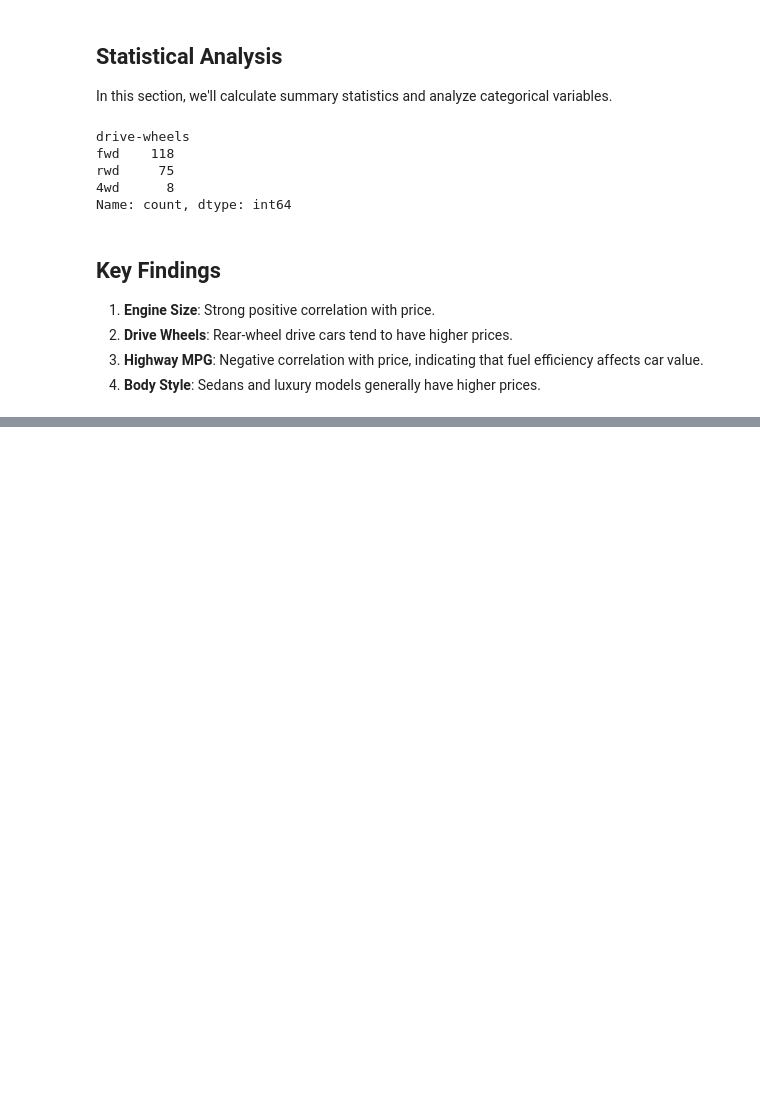
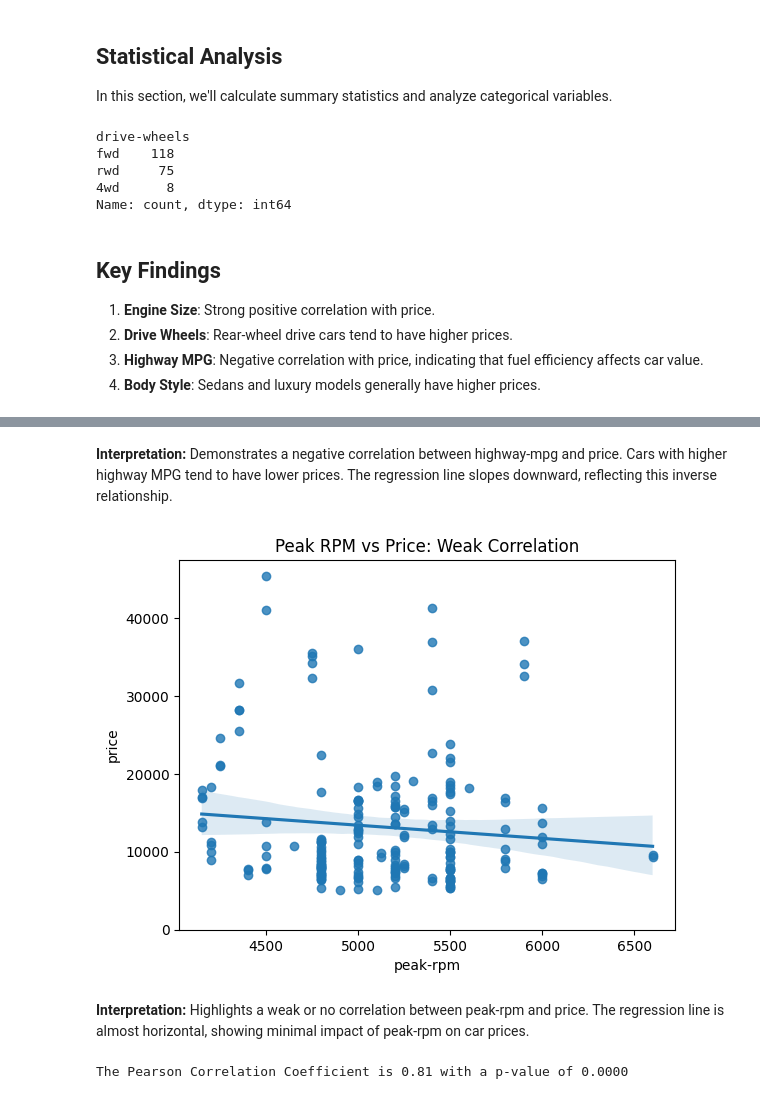
Before and after one commit to IanYork247/demos, a Jupyter notebook: python/notebooks/eda_used_cars.ipynb, the cells around one changed output, grey strips where cells are left out. Cells and saved outputs as stored; diff of their text form; code cells hidden in the pictures; blank space fills up the shorter version.

```diff
--- a/python/notebooks/eda_used_cars.ipynb
+++ b/python/notebooks/eda_used_cars.ipynb
@@ -89,0 +109,17 @@ Name: count, dtype: int64
+# %% [markdown]
+**Interpretation:** Demonstrates a negative correlation between highway-mpg and price. Cars with higher highway MPG tend to have lower prices. The regression line slopes downward, reflecting this inverse relationship.
+# %%
+sns.regplot(x="peak-rpm", y="price", data=df)
+plt.title("Peak RPM vs Price: Weak Correlation")
+plt.ylim(0,)
+plt.show()
+# %% [output]
+[figure, added]
+# %% [markdown]
+**Interpretation:** Highlights a weak or no correlation between peak-rpm and price.
+The regression line is almost horizontal, showing minimal impact of peak-rpm on car prices.
+# %%
+pearson_coef, p_value = stats.pearsonr(df['horsepower'], df['price'])
+print(f"The Pearson Correlation Coefficient is {pearson_coef:.2f} with a p-value of {p_value:.4f}")
+# %% [output]
+The Pearson Correlation Coefficient is 0.81 with a p-value of 0.0000
```
Also changed, not shown: parts of 8 cells of this notebook.
